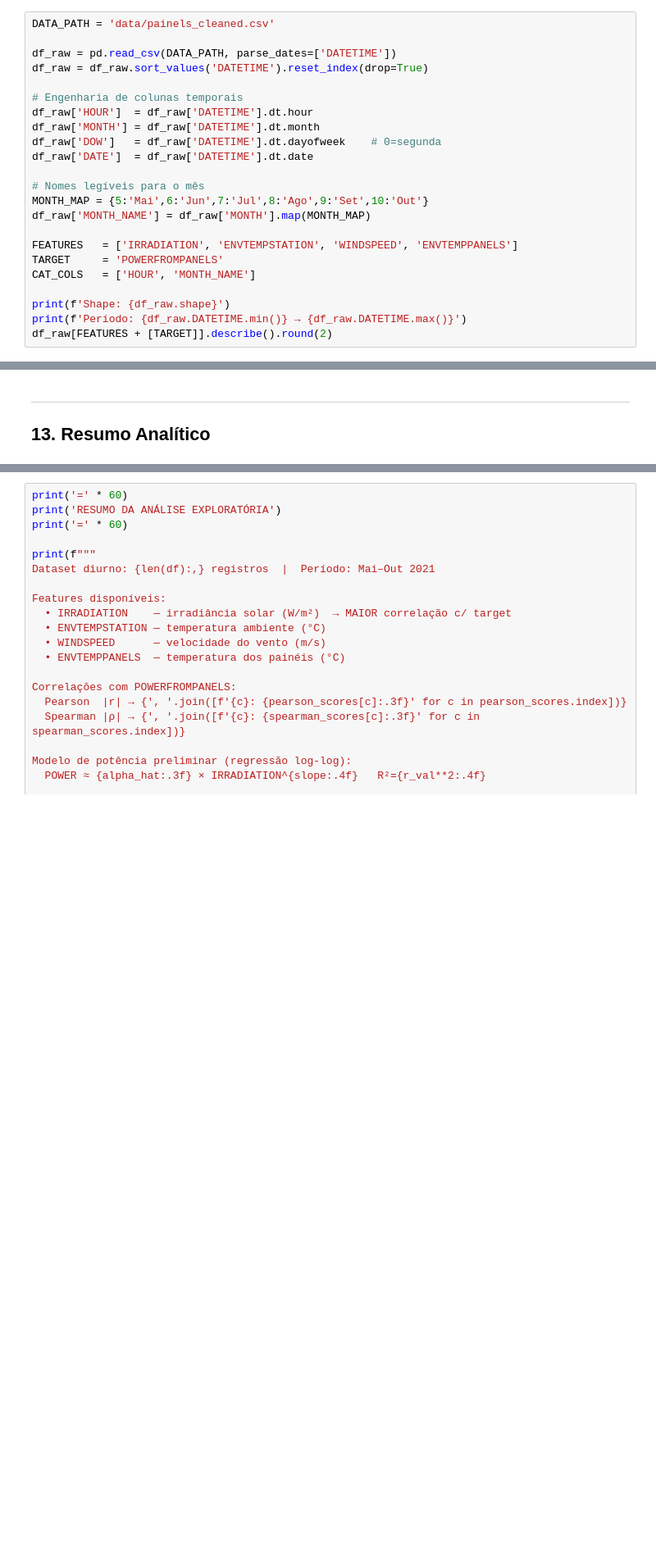
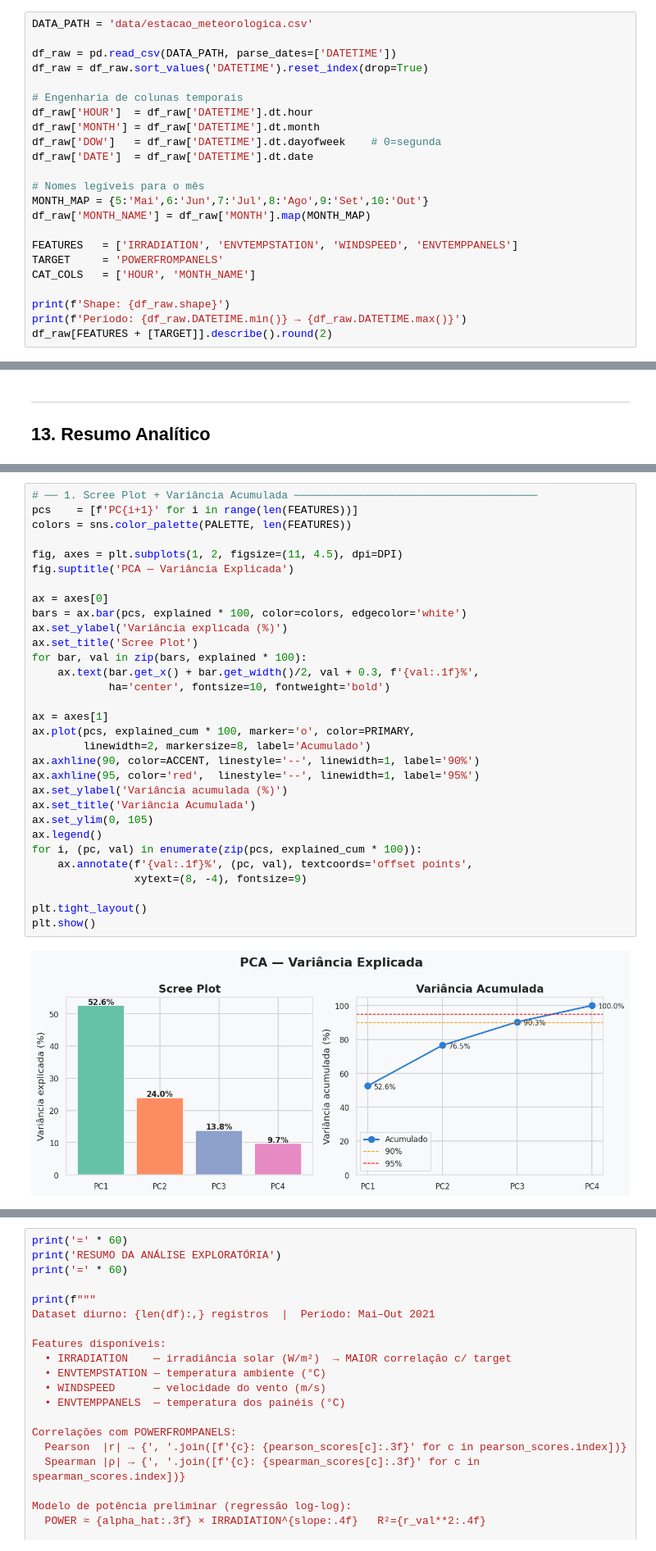
Before and after one commit to diego-nac/automatic_learning, a Jupyter notebook: final_project/eda.ipynb, the cells around one changed output, grey strips where cells are left out. Shown at 82% size. Drawn from its saved outputs; the diff is of its cells as text; blank space fills up the shorter version.

```diff
--- a/final_project/eda.ipynb
+++ b/final_project/eda.ipynb
@@ -58,7 +58,7 @@ Libs carregadas. Seaborn 0.13.2 | Pandas 3.0.3
 ---
 ## 2. Carregamento e Inspeção Inicial
 # %%
-DATA_PATH = 'data/painels_cleaned.csv'
+DATA_PATH = 'data/estacao_meteorologica.csv'
 
 df_raw = pd.read_csv(DATA_PATH, parse_dates=['DATETIME'])
 df_raw = df_raw.sort_values('DATETIME').reset_index(drop=True)
@@ -454,0 +502,33 @@ plt.show()
+# %%
+# ── 1. Scree Plot + Variância Acumulada ──────────────────────────────────────
+pcs    = [f'PC{i+1}' for i in range(len(FEATURES))]
+colors = sns.color_palette(PALETTE, len(FEATURES))
+
+fig, axes = plt.subplots(1, 2, figsize=(11, 4.5), dpi=DPI)
+fig.suptitle('PCA — Variância Explicada')
+
+ax = axes[0]
+bars = ax.bar(pcs, explained * 100, color=colors, edgecolor='white')
+ax.set_ylabel('Variância explicada (%)')
+ax.set_title('Scree Plot')
+for bar, val in zip(bars, explained * 100):
+    ax.text(bar.get_x() + bar.get_width()/2, val + 0.3, f'{val:.1f}%',
+            ha='center', fontsize=10, fontweight='bold')
+
+ax = axes[1]
+ax.plot(pcs, explained_cum * 100, marker='o', color=PRIMARY,
+        linewidth=2, markersize=8, label='Acumulado')
+ax.axhline(90, color=ACCENT, linestyle='--', linewidth=1, label='90%')
+ax.axhline(95, color='red',  linestyle='--', linewidth=1, label='95%')
+ax.set_ylabel('Variância acumulada (%)')
+ax.set_title('Variância Acumulada')
+ax.set_ylim(0, 105)
+ax.legend()
+for i, (pc, val) in enumerate(zip(pcs, explained_cum * 100)):
+    ax.annotate(f'{val:.1f}%', (pc, val), textcoords='offset points',
+                xytext=(8, -4), fontsize=9)
+
+plt.tight_layout()
+plt.show()
+# %% [output]
+[figure, added]
```
Also changed, not shown: parts of 7 cells of this notebook, 5 other files.
